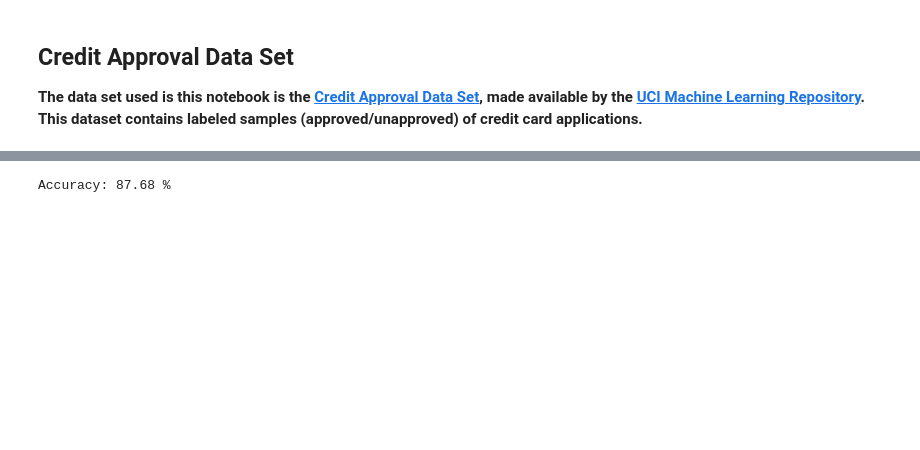
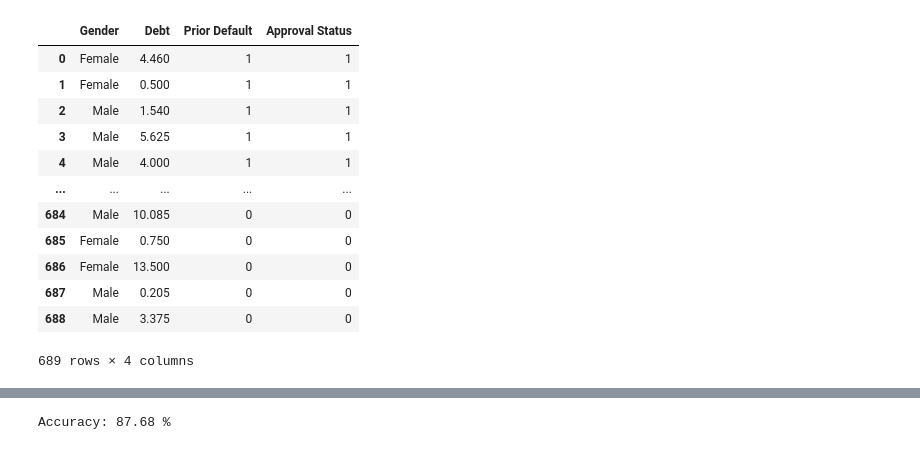
Before and after one commit to Nkluge-correa/TeenyTinyCastle, a Jupyter notebook: ML Fairness/fair_metrics_Credit_card_approval.ipynb, the cells around one changed output, grey strips where cells are left out. Saved outputs shown, nothing was run; the diff lists cells and outputs as text; code cells hidden in the pictures; blank space fills up the shorter version.

```diff
--- a/ML Fairness/fair_metrics_Credit_card_approval.ipynb
+++ b/ML Fairness/fair_metrics_Credit_card_approval.ipynb
@@ -21,23 +41,38 @@ from sklearn.model_selection import train_test_split
-# %% [markdown]
-## Credit Approval Data Set
-
-**The data set used is this notebook is the [**Credit Approval Data Set**](https://archive.ics.uci.edu/ml/datasets/credit+approval), made available by the [UCI Machine Learning Repository](https://archive.ics.uci.edu/ml/index.php). This dataset contains labeled samples (approved/unapproved) of credit card applications.**
 # %%
-data = pd.read_csv(r'data\dataCC.csv', header=0)
-data.columns = ['Gender', 'Age', 'Debt', 'Married', 'Bank Client', 'Education',
+import numpy as np
+import pandas as pd
+
+df = pd.read_csv(r'data\dataCC.csv', header=0)
+df.columns = ['Gender', 'Age', 'Debt', 'Married', 'Bank Client', 'Education',
                 'Race', 'Years Employed', 'Prior Default', 'Employed', 'Credit',
                 "Driver's License", 'Citizenship', 'Postal code', 'Income', 'Approval Status']
 
-data = data.replace('?', np.nan)
-data.fillna(data.mean(), inplace=True)
-for col in data.columns:
-    if data[col].dtypes == 'object':
-        data = data.fillna(data[col].value_counts().index[0])
+df = df.replace('?', np.nan)
+df.fillna(df.mean(numeric_only= True), inplace=True)
 
-data = data.drop(['Age', 'Married', 'Bank Client', 'Education',
+for col in df.columns:
+    if df[col].dtypes == 'object':
+        df = df.fillna(df[col].value_counts().index[0])
+
+df = df.drop(['Age', 'Married', 'Bank Client', 'Education',
                   'Race', 'Years Employed', 'Employed', 'Credit',
                   "Driver's License", 'Citizenship', 'Postal code', 'Income'], axis=1)
 
-data['Gender'].replace({'b': 'Male', 'a': 'Female'}, inplace=True)
-data['Approval Status'].replace({'+': 1, '-': 0}, inplace=True)
-data['Prior Default'].replace({'t': 1, 'f': 0}, inplace=True)
+df['Gender'].replace({'b': 'Male', 'a': 'Female'}, inplace=True)
+df['Approval Status'].replace({'+': 1, '-': 0}, inplace=True)
+df['Prior Default'].replace({'t': 1, 'f': 0}, inplace=True)
+display(df)
+# %% [output]
+|  | Gender | Debt | Prior Default | Approval Status |
+| 0 | Female | 4.460 | 1 | 1 |
+| 1 | Female | 0.500 | 1 | 1 |
+| 2 | Male | 1.540 | 1 | 1 |
+| 3 | Male | 5.625 | 1 | 1 |
+| 4 | Male | 4.000 | 1 | 1 |
+| ... | ... | ... | ... | ... |
+| 684 | Male | 10.085 | 0 | 0 |
+| 685 | Female | 0.750 | 0 | 0 |
+| 686 | Female | 13.500 | 0 | 0 |
+| 687 | Male | 0.205 | 0 | 0 |
+| 688 | Male | 3.375 | 0 | 0 |
+689 rows × 4 columns
```
Also changed, not shown: parts of 19 cells of this notebook, 20 other files.
